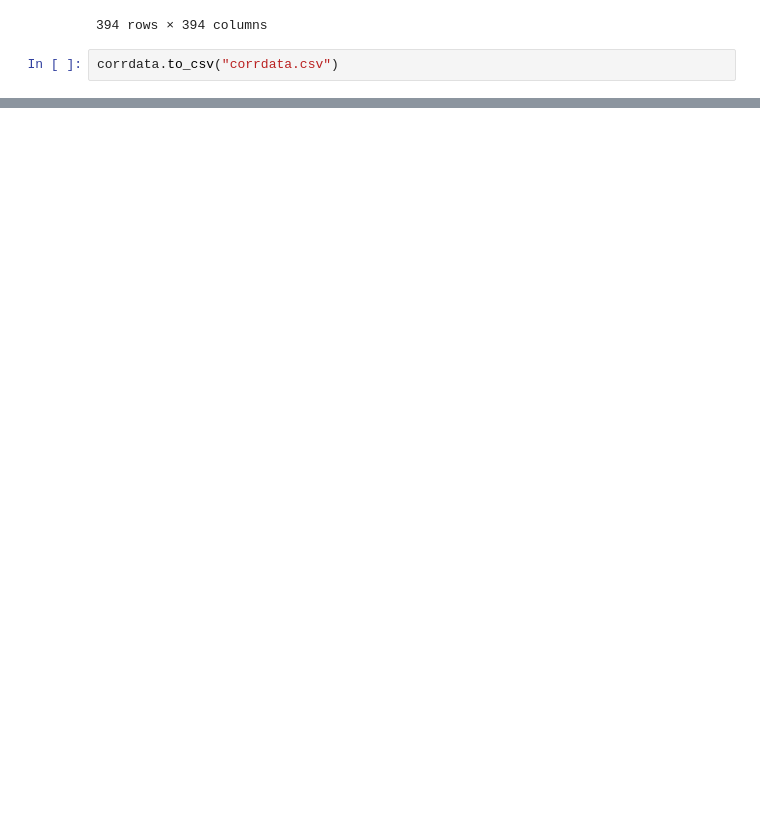
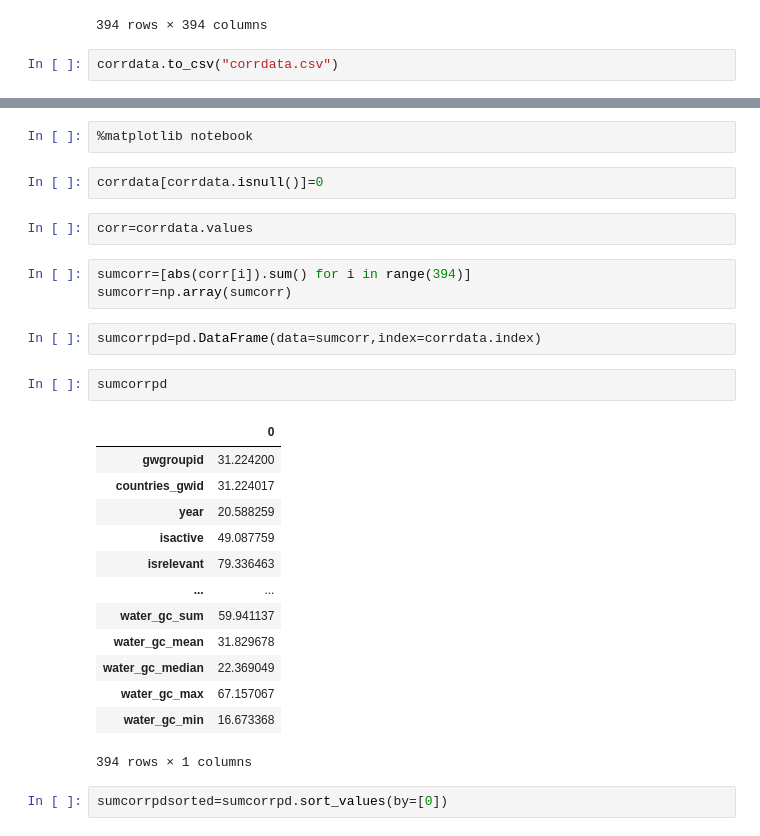
Before and after one commit to yangyuethz/EPR, a Jupyter notebook: EPR.ipynb, the cells around one changed output, grey strips where cells are left out. Saved outputs shown, nothing was run; the diff lists cells and outputs as text; blank space fills up the shorter version.

```diff
--- a/EPR.ipynb
+++ b/EPR.ipynb
@@ -86,0 +88,29 @@ NameError: name 'plt' is not defined
+# %%
+%matplotlib notebook
+# %%
+corrdata[corrdata.isnull()]=0
+# %%
+corr=corrdata.values
+# %%
+sumcorr=[abs(corr[i]).sum() for i in range(394)]
+sumcorr=np.array(sumcorr)
+# %%
+sumcorrpd=pd.DataFrame(data=sumcorr,index=corrdata.index)
+# %%
+sumcorrpd
+# %% [output]
+|  | 0 |
+| gwgroupid | 31.224200 |
+| countries_gwid | 31.224017 |
+| year | 20.588259 |
+| isactive | 49.087759 |
+| isrelevant | 79.336463 |
+| ... | ... |
+| water_gc_sum | 59.941137 |
+| water_gc_mean | 31.829678 |
+| water_gc_median | 22.369049 |
+| water_gc_max | 67.157067 |
+| water_gc_min | 16.673368 |
+394 rows × 1 columns
+# %%
+sumcorrpdsorted=sumcorrpd.sort_values(by=[0])
```
Also changed, not shown: parts of 5 cells of this notebook.
